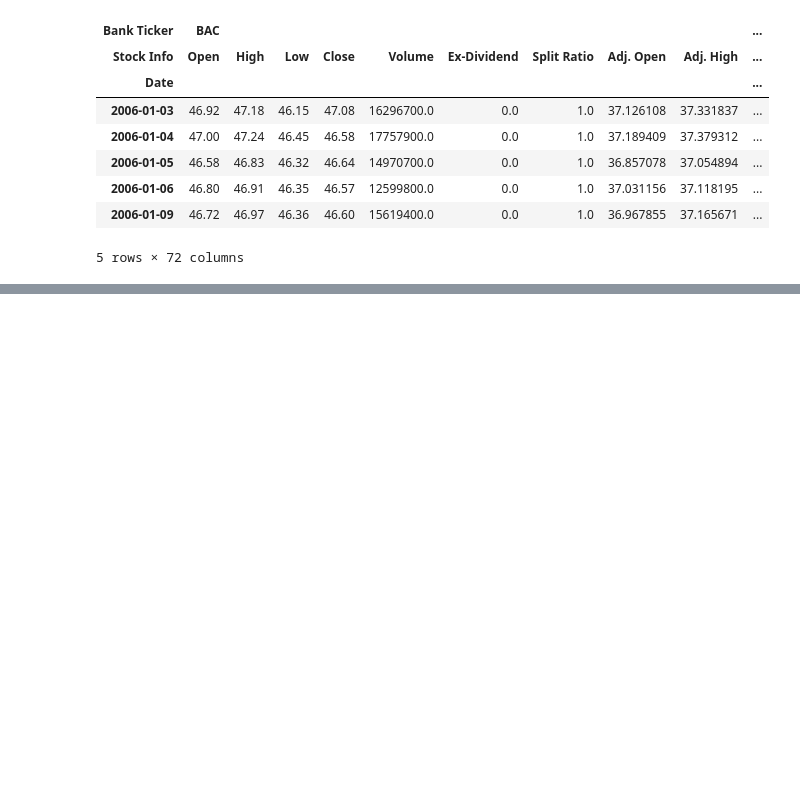
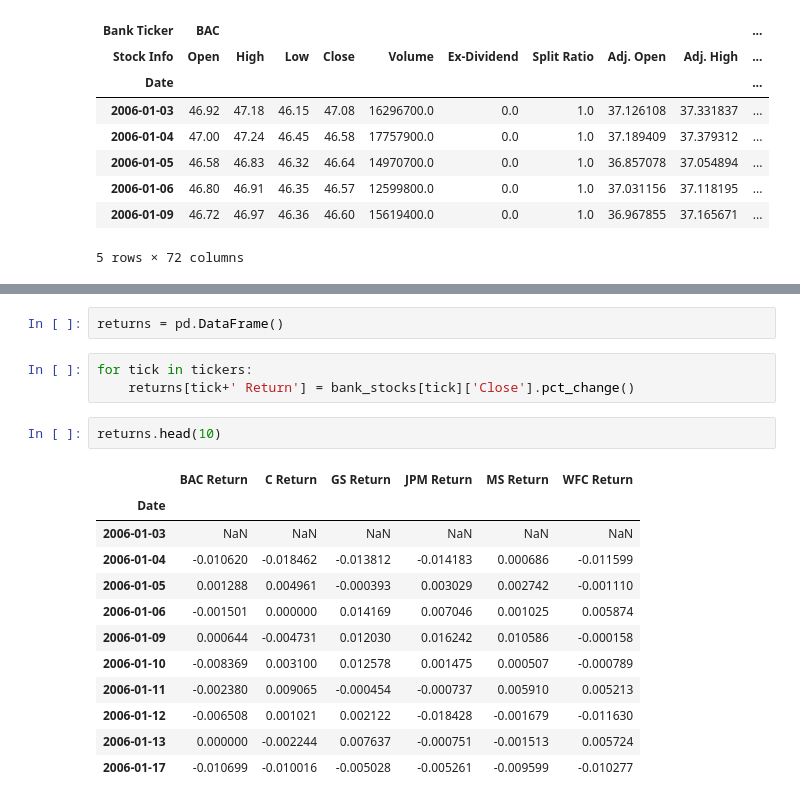
Before and after one commit to chikoungoun/Python-for-Datascience---jportilla, a Jupyter notebook: Finance_Data_Project.ipynb, the cells around one changed output, grey strips where cells are left out. Saved outputs shown, nothing was run; the diff lists cells and outputs as text; blank space fills up the shorter version.

```diff
--- a/Finance_Data_Project.ipynb
+++ b/Finance_Data_Project.ipynb
@@ -125,0 +169,20 @@ bank_stocks.head()
+# %%
+returns = pd.DataFrame()
+# %%
+for tick in tickers:
+    returns[tick+' Return'] = bank_stocks[tick]['Close'].pct_change()
+# %%
+returns.head(10)
+# %% [output]
+|  | BAC Return | C Return | GS Return | JPM Return | MS Return | WFC Return |
+| Date |  |  |  |  |  |  |
+| 2006-01-03 | NaN | NaN | NaN | NaN | NaN | NaN |
+| 2006-01-04 | -0.010620 | -0.018462 | -0.013812 | -0.014183 | 0.000686 | -0.011599 |
+| 2006-01-05 | 0.001288 | 0.004961 | -0.000393 | 0.003029 | 0.002742 | -0.001110 |
+| 2006-01-06 | -0.001501 | 0.000000 | 0.014169 | 0.007046 | 0.001025 | 0.005874 |
+| 2006-01-09 | 0.000644 | -0.004731 | 0.012030 | 0.016242 | 0.010586 | -0.000158 |
+| 2006-01-10 | -0.008369 | 0.003100 | 0.012578 | 0.001475 | 0.000507 | -0.000789 |
+| 2006-01-11 | -0.002380 | 0.009065 | -0.000454 | -0.000737 | 0.005910 | 0.005213 |
+| 2006-01-12 | -0.006508 | 0.001021 | 0.002122 | -0.018428 | -0.001679 | -0.011630 |
+| 2006-01-13 | 0.000000 | -0.002244 | 0.007637 | -0.000751 | -0.001513 | 0.005724 |
+| 2006-01-17 | -0.010699 | -0.010016 | -0.005028 | -0.005261 | -0.009599 | -0.010277 |
```
Also changed, not shown: parts of 14 cells of this notebook.
